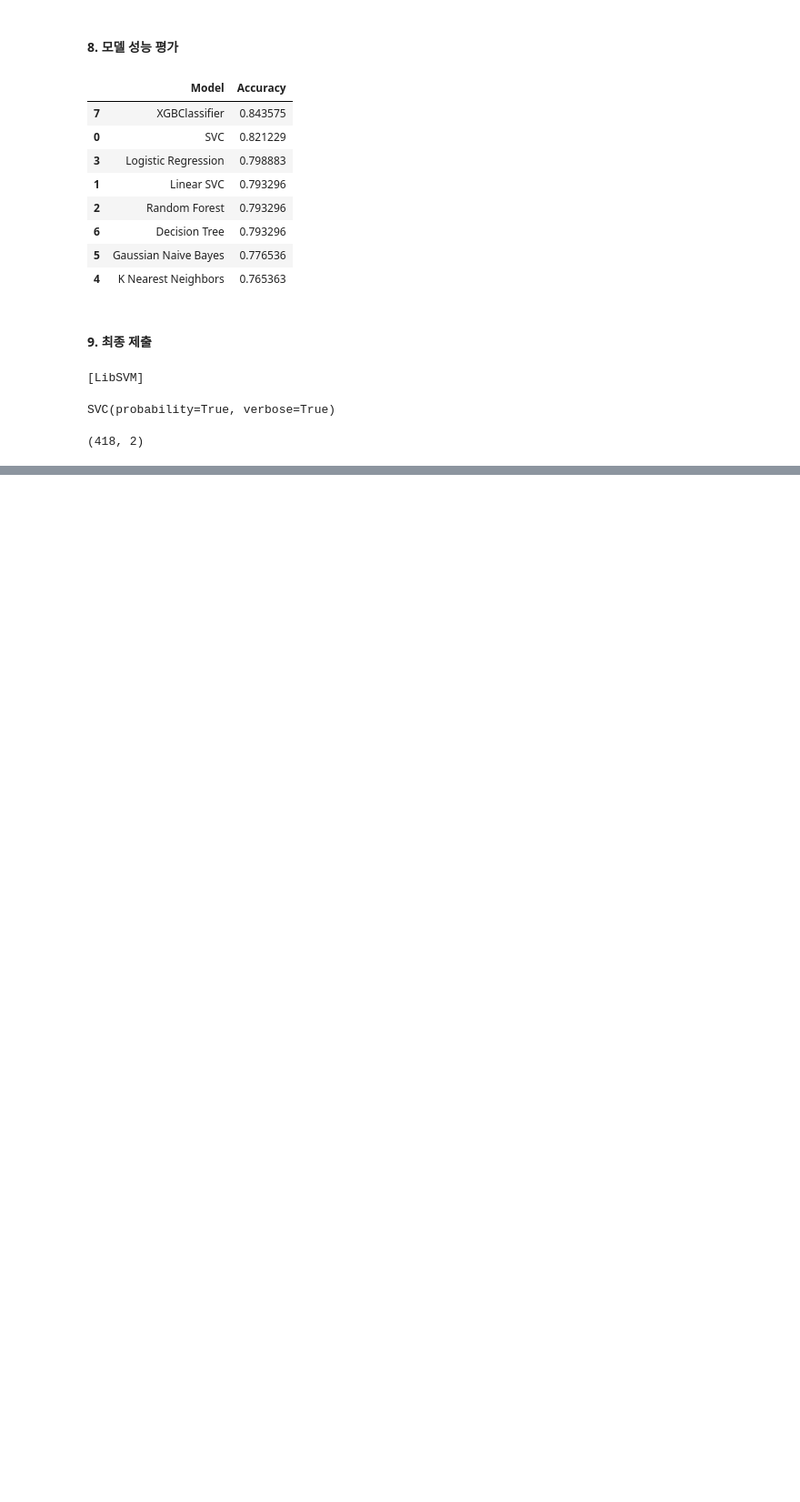
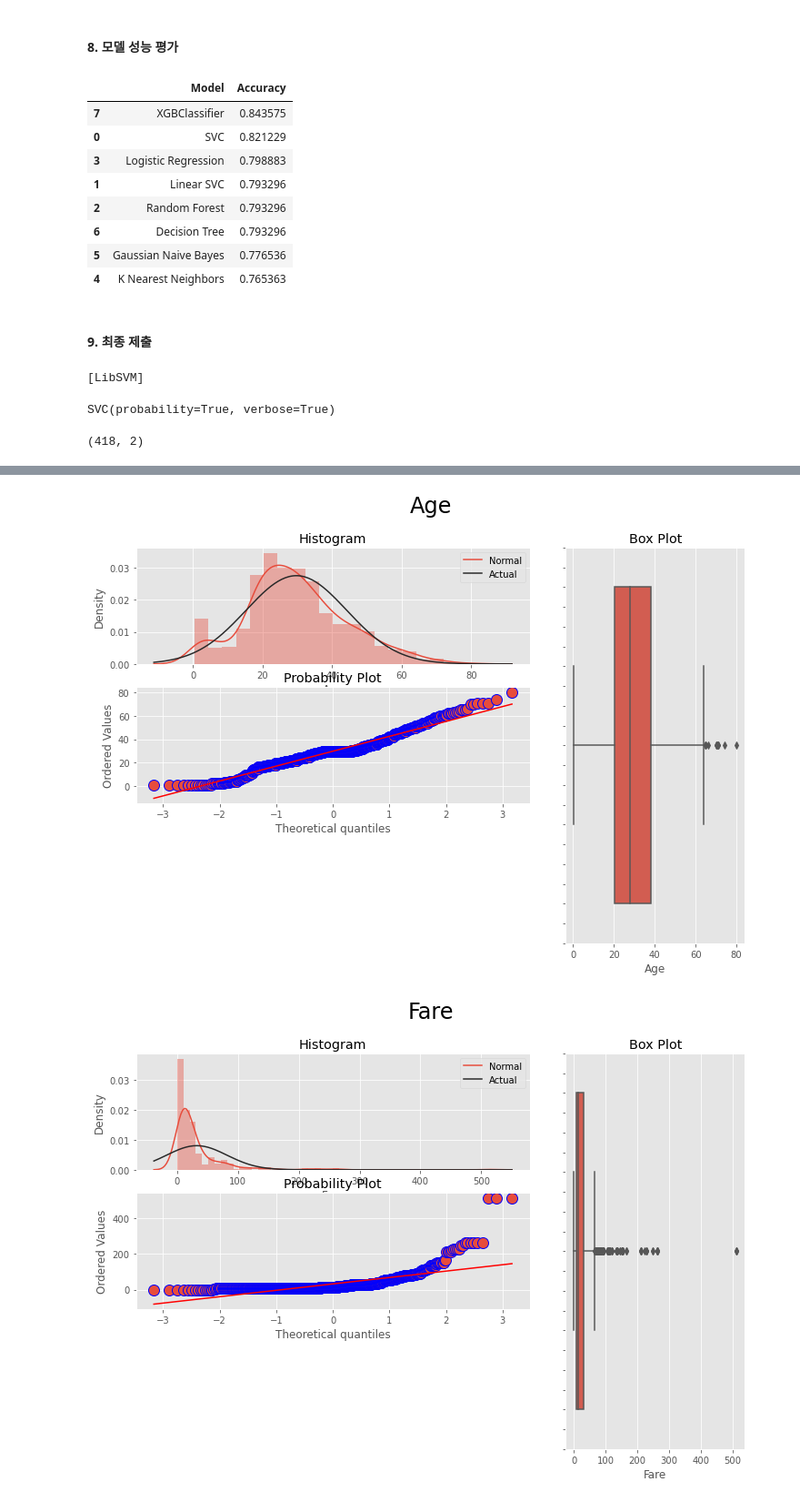
Before and after one commit to CEOJINSUNG/Bigdata, a Jupyter notebook: BigData Study/1주차_데이터 전처리&EDA.ipynb, the cells around one changed output, grey strips where cells are left out. Shown: that part at 91% size. Drawn from its saved outputs; the diff is of its cells as text; code cells hidden in the pictures; blank space fills up the shorter version.

```diff
--- a/BigData Study/1주차_데이터 전처리&EDA.ipynb
+++ b/BigData Study/1주차_데이터 전처리&EDA.ipynb
@@ -789,0 +931,46 @@ print(submission.shape)
+# %%
+def plot_3chart(df, feature):
+    # gridspec은 말 그대로 그래프의 위치를 정해줌 마치 display: grid라는 프론트와 비슷 : https://matplotlib.org/3.3.3/tutorials/intermediate/gridspec.html
+    import matplotlib.gridspec as gridspec
+    from matplotlib.ticker import MaxNLocator
+
+
+    fig = plt.figure(constrained_layout=True, figsize=(12, 8))
+
+    grid = gridspec.GridSpec(ncols=3, nrows=3, figure=fig)
+
+    ax1 = fig.add_subplot(grid[0, :2])
+
+    ax1.set_title('Histogram')
+
+    sns.distplot(df.loc[:, feature],
+                 hist=True,
+                 kde=True,
+                 fit=norm,
+                 ax=ax1,
+                 color='#e74c3c')
+    ax1.legend(labels=['Normal', 'Actual'])
+
+    ax2 = fig.add_subplot(grid[1, :2])
+
+    ax2.set_title('Probability Plot')
+
+    stats.probplot(df.loc[:, feature].fillna(np.mean(df.loc[:, feature])),
+                   plot=ax2)
+    ax2.get_lines()[0].set_markerfacecolor('#e74c3c')
+    ax2.get_lines()[0].set_markersize(12.0)
+
+    ax3 = fig.add_subplot(grid[:, 2])
+
+    ax3.set_title('Box Plot')
+
+    sns.boxplot(df.loc[:, feature], orient='v', ax=ax3, color='#e74c3c')
+    ax3.yaxis.set_major_locator(MaxNLocator(nbins=24))
+
+    plt.suptitle(f'{feature}', fontsize=24)
+# %%
+plot_3chart(v_train, 'Age')
+plot_3chart(v_train, 'Fare')
+# %% [output]
+[figure, added]
+[figure, added]
```
Also changed, not shown: parts of 28 cells of this notebook.
